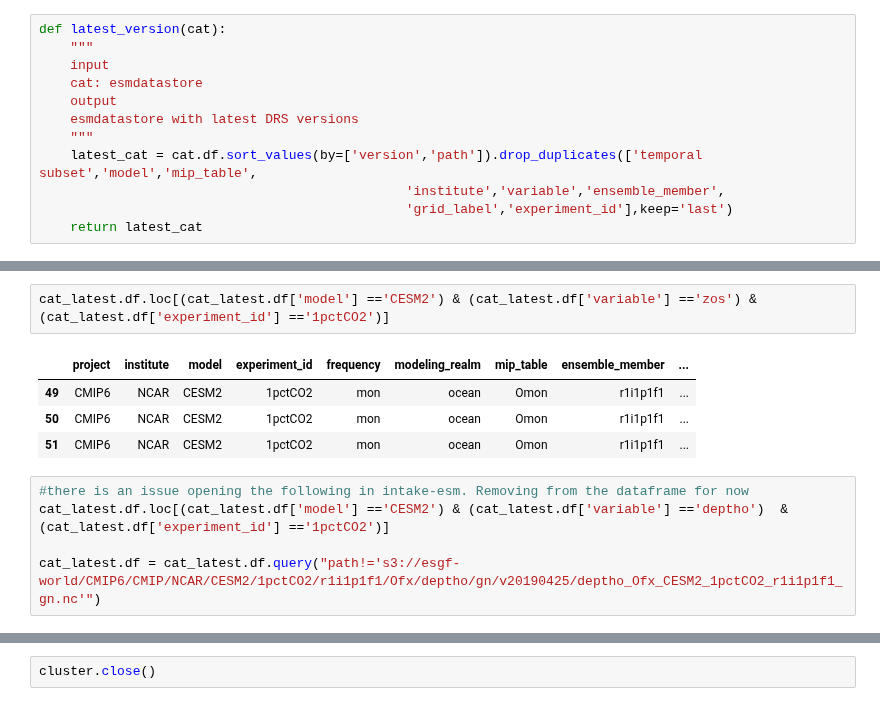
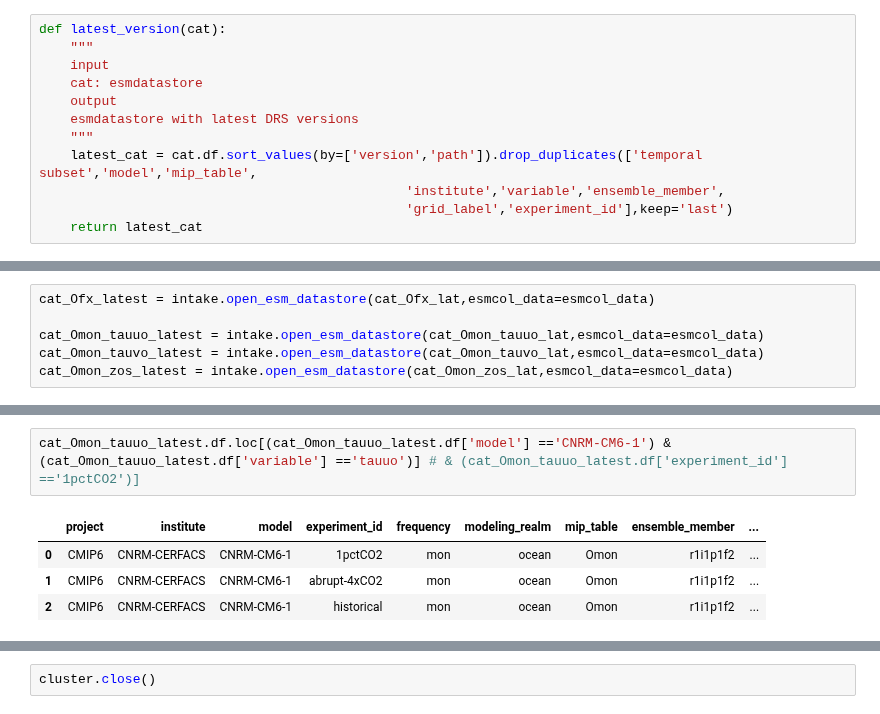
Before and after one commit to aradhakrishnanGFDL/gfdl-aws-analysis, a Jupyter notebook: examples/enso_pac_datasearch.ipynb, the cells around one changed output, grey strips where cells are left out. Saved outputs shown, nothing was run; the diff lists cells and outputs as text.

```diff
--- a/examples/enso_pac_datasearch.ipynb
+++ b/examples/enso_pac_datasearch.ipynb
@@ -76 +115,7 @@ cat_latest = intake.open_esm_datastore(cat_latest,esmcol_data=esmcol_data)
+# %%
+cat_Ofx_latest = intake.open_esm_datastore(cat_Ofx_lat,esmcol_data=esmcol_data)
+
+cat_Omon_tauuo_latest = intake.open_esm_datastore(cat_Omon_tauuo_lat,esmcol_data=esmcol_data)
+cat_Omon_tauvo_latest = intake.open_esm_datastore(cat_Omon_tauvo_lat,esmcol_data=esmcol_data)
+cat_Omon_zos_latest = intake.open_esm_datastore(cat_Omon_zos_lat,esmcol_data=esmcol_data)
 # %%
@@ -102,13 +200,8 @@ CESM2 Temporal subset 010101-015012 and 000101-005012 is now present from zos in
 # %%
-cat_latest.df.loc[(cat_latest.df['model'] =='CESM2') & (cat_latest.df['variable'] =='zos') & (cat_latest.df['experiment_id'] =='1pctCO2')]
+cat_Omon_tauuo_latest.df.loc[(cat_Omon_tauuo_latest.df['model'] =='CNRM-CM6-1') & (cat_Omon_tauuo_latest.df['variable'] =='tauuo')] # & (cat_Omon_tauuo_latest.df['experiment_id'] =='1pctCO2')]
 # %% [output]
 |  | project | institute | model | experiment_id | frequency | modeling_realm | mip_table | ensemble_member | ... |
-| 49 | CMIP6 | NCAR | CESM2 | 1pctCO2 | mon | ocean | Omon | r1i1p1f1 | ... |
-| 50 | CMIP6 | NCAR | CESM2 | 1pctCO2 | mon | ocean | Omon | r1i1p1f1 | ... |
-| 51 | CMIP6 | NCAR | CESM2 | 1pctCO2 | mon | ocean | Omon | r1i1p1f1 | ... |
+| 0 | CMIP6 | CNRM-CERFACS | CNRM-CM6-1 | 1pctCO2 | mon | ocean | Omon | r1i1p1f2 | ... |
+| 1 | CMIP6 | CNRM-CERFACS | CNRM-CM6-1 | abrupt-4xCO2 | mon | ocean | Omon | r1i1p1f2 | ... |
+| 2 | CMIP6 | CNRM-CERFACS | CNRM-CM6-1 | historical | mon | ocean | Omon | r1i1p1f2 | ... |
-# %%
-#there is an issue opening the following in intake-esm. Removing from the dataframe for now
-cat_latest.df.loc[(cat_latest.df['model'] =='CESM2') & (cat_latest.df['variable'] =='deptho')  & (cat_latest.df['experiment_id'] =='1pctCO2')]
-
-cat_latest.df = cat_latest.df.query("path!='s3://esgf-world/CMIP6/CMIP/NCAR/CESM2/1pctCO2/r1i1p1f1/Ofx/deptho/gn/v20190425/deptho_Ofx_CESM2_1pctCO2_r1i1p1f1_gn.nc'")
 # %%
```
Also changed, not shown: parts of 27 cells of this notebook.
